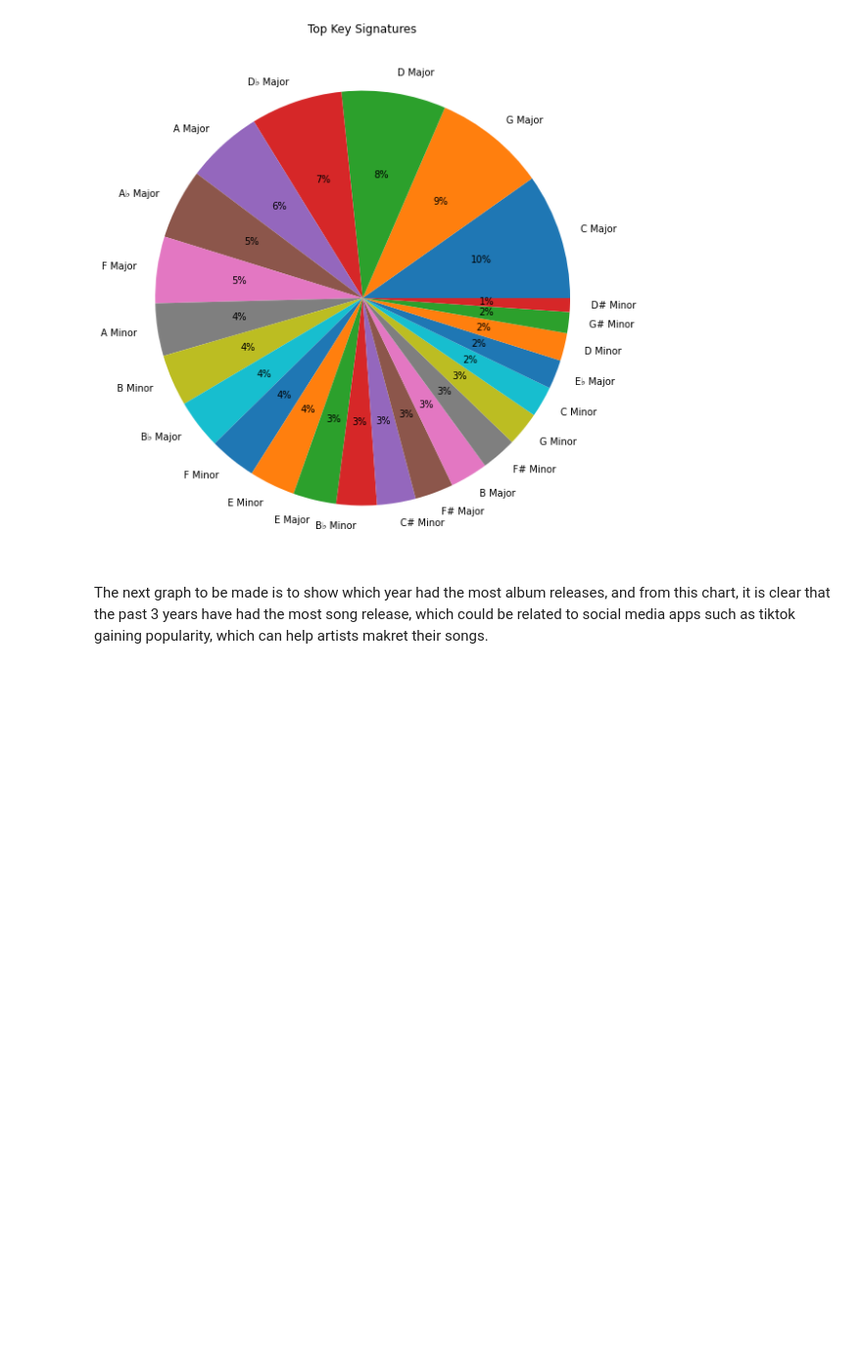
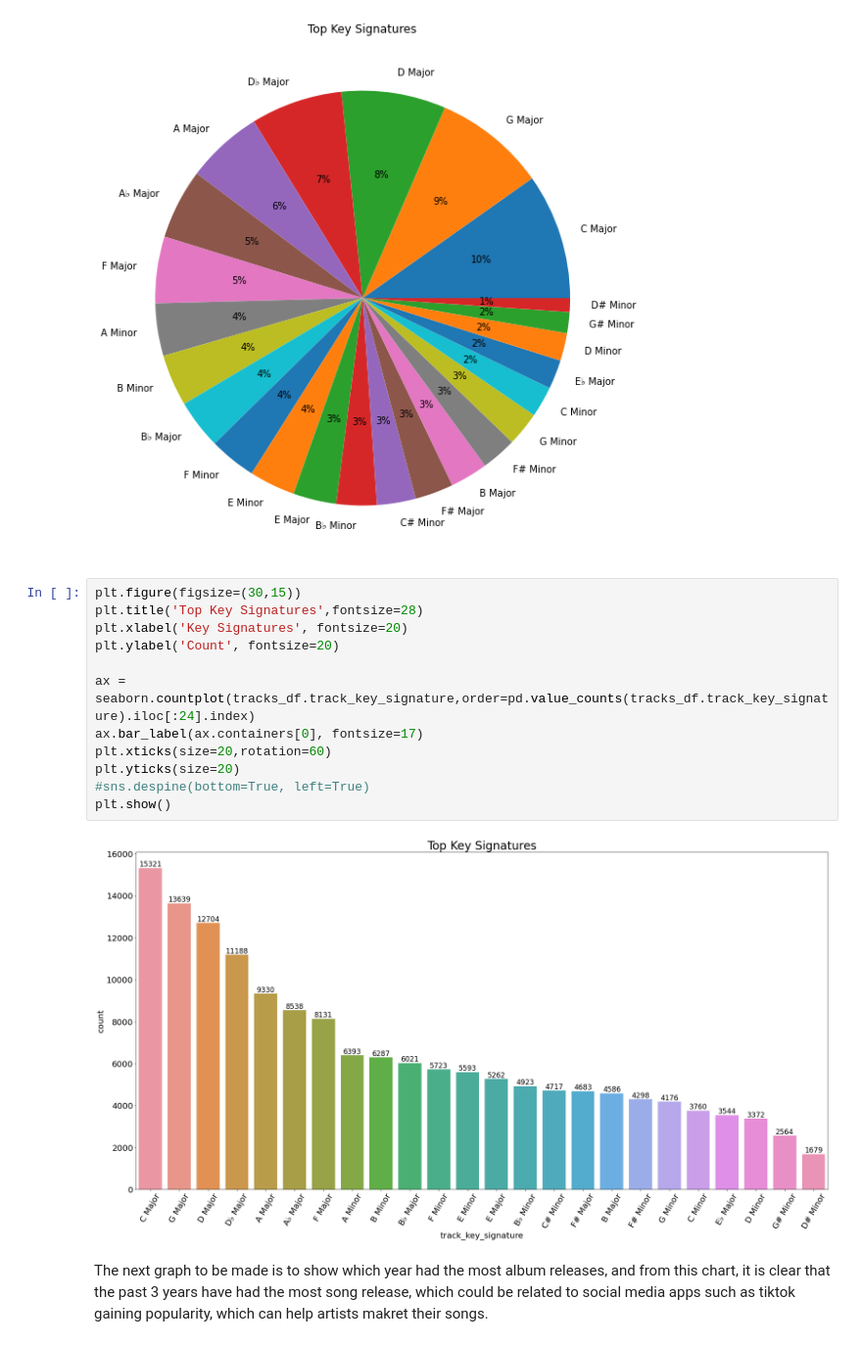
Before and after one commit to mariamabdelati/lyricalanalysis, a Jupyter notebook: 4_EDA/track_features_EDA.ipynb, the cells around one changed output. Shown at 98% size. Cells and saved outputs as stored; diff of their text form; blank space fills up the shorter version.

```diff
--- a/4_EDA/track_features_EDA.ipynb
+++ b/4_EDA/track_features_EDA.ipynb
@@ -90,6 +90,20 @@ tracks_df['track_key_signature'].value_counts().plot.pie(figsize=(15,10), autopc
 fig.set_facecolor('white')
 # %% [output]
 [figure]
+# %%
+plt.figure(figsize=(30,15))
+plt.title('Top Key Signatures',fontsize=28)
+plt.xlabel('Key Signatures', fontsize=20)
+plt.ylabel('Count', fontsize=20)
+
+ax = seaborn.countplot(tracks_df.track_key_signature,order=pd.value_counts(tracks_df.track_key_signature).iloc[:24].index)
+ax.bar_label(ax.containers[0], fontsize=17)
+plt.xticks(size=20,rotation=60)
+plt.yticks(size=20)
+#sns.despine(bottom=True, left=True)
+plt.show()
+# %% [output]
+[figure, added]
 # %% [markdown]
 The next graph to be made is to show which year had the most album releases, and from this chart, it is clear that the past 3 years have had the most song release, which could be related to social media apps such as tiktok gaining popularity, which can help artists makret their songs.
 # %%
```
Also changed, not shown: parts of 21 cells of this notebook.
